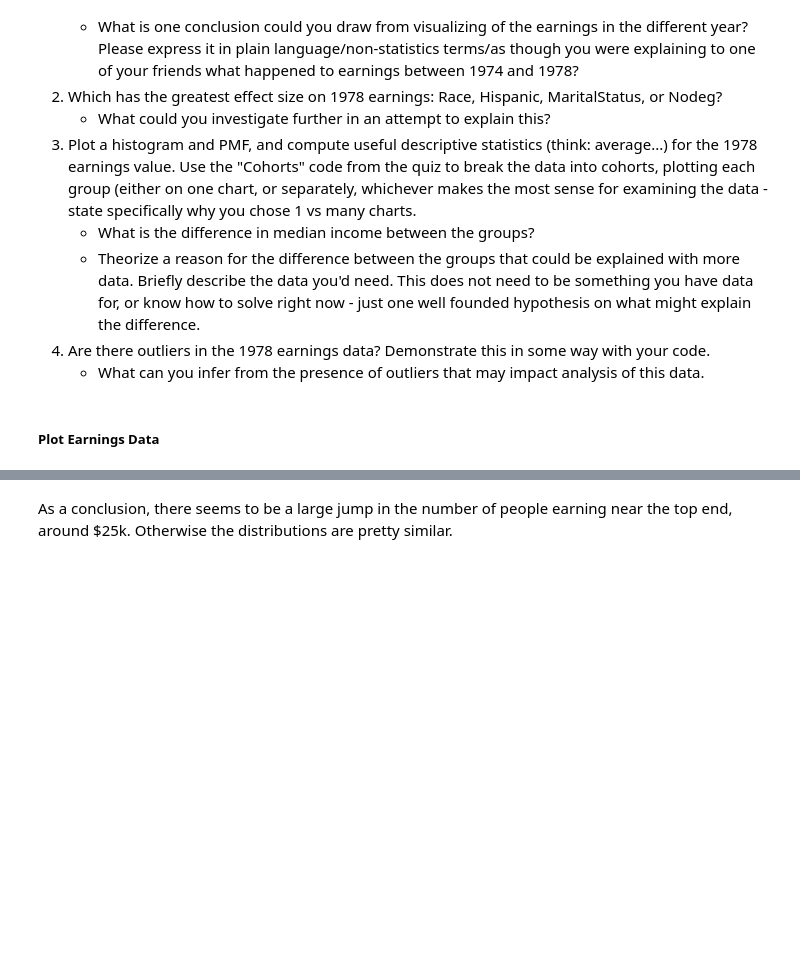
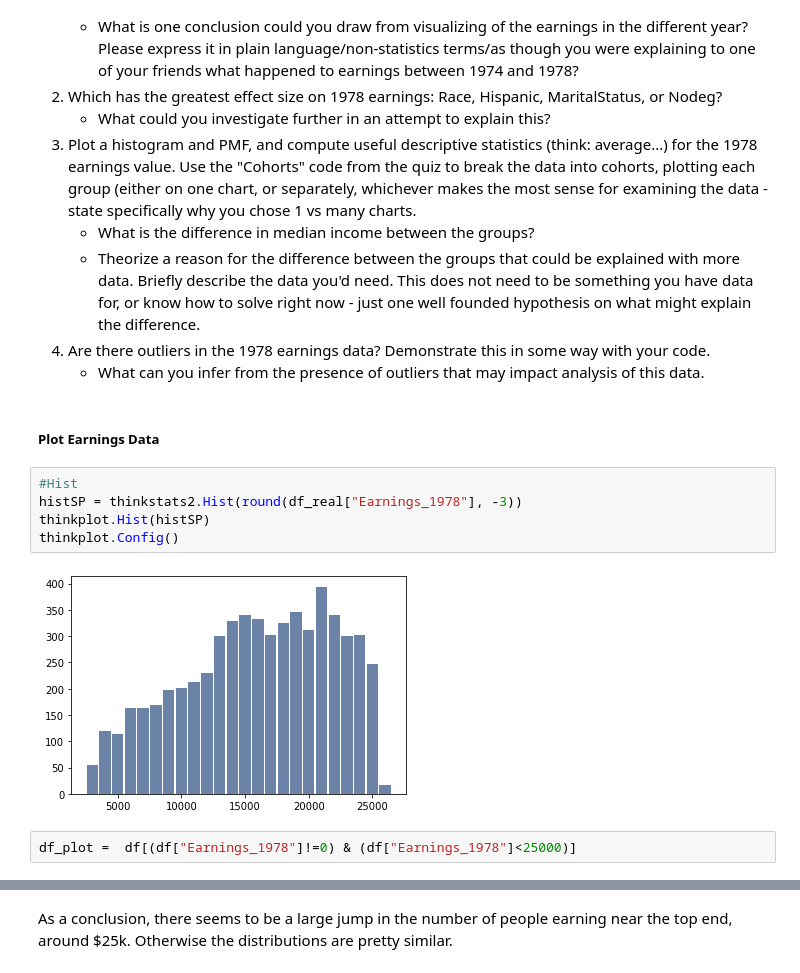
Before and after one commit to fadesere/BSIP_Assignment_1_Students, a Jupyter notebook: stats_asn_1_stud_temp.ipynb, the cells around one changed output, grey strips where cells are left out. Cells and saved outputs as stored; diff of their text form; blank space fills up the shorter version.

```diff
--- a/stats_asn_1_stud_temp.ipynb
+++ b/stats_asn_1_stud_temp.ipynb
@@ -716,3 +848,12 @@ pd.DataFrame({'counts': counts, 'percent': percent, '%': percent100})
 </ol>
 # %% [markdown]
 ##### Plot Earnings Data
+# %%
+#Hist
+histSP = thinkstats2.Hist(round(df_real["Earnings_1978"], -3))
+thinkplot.Hist(histSP)
+thinkplot.Config()
+# %% [output]
+[figure, added]
+# %%
+df_plot =  df[(df["Earnings_1978"]!=0) & (df["Earnings_1978"]<25000)]
```
Also changed, not shown: parts of 18 cells of this notebook.
